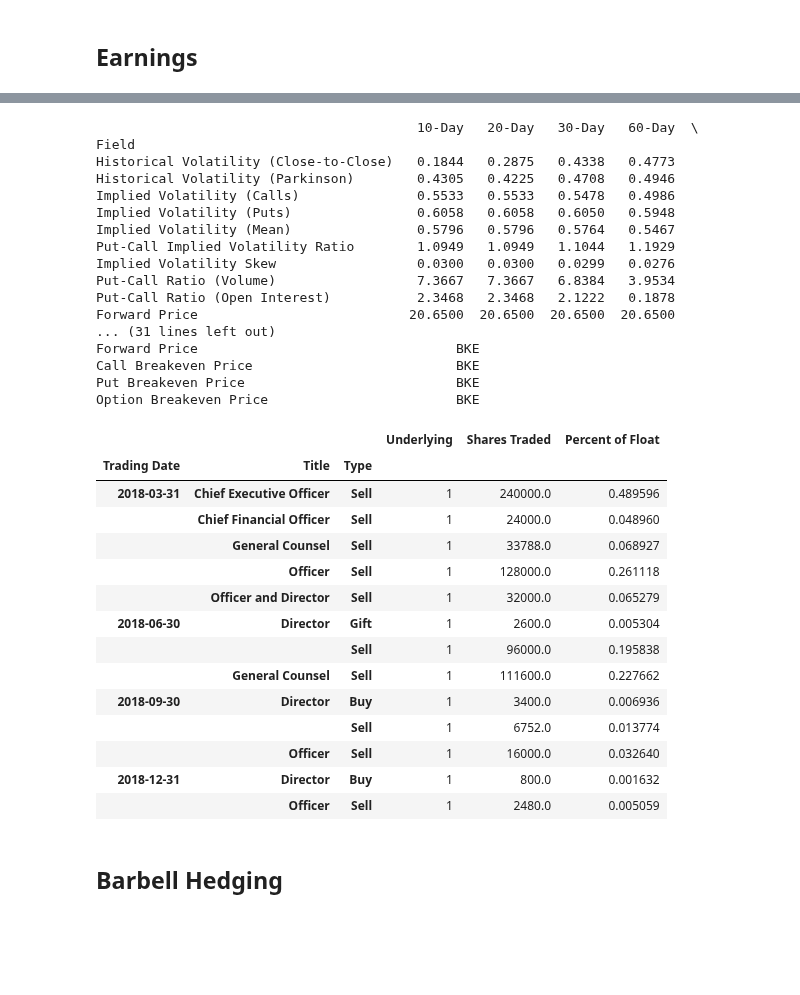
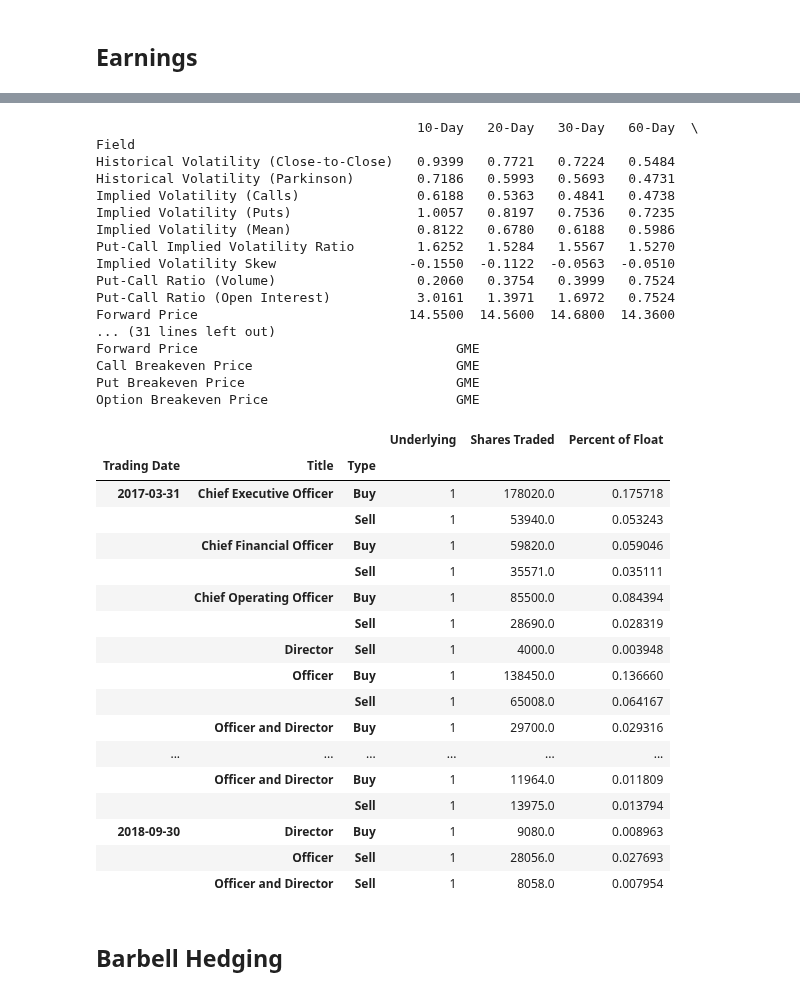
Before and after one commit to auto-d1dact/Trading, a Jupyter notebook: Notebooks/Daily Trading.ipynb, the cells around one changed output, grey strips where cells are left out. Drawn from its saved outputs; the diff is of its cells as text; code cells hidden in the pictures; blank space fills up the shorter version.

```diff
--- a/Notebooks/Daily Trading.ipynb
+++ b/Notebooks/Daily Trading.ipynb
@@ -179,7 +179,7 @@ curr_earnings['EarningsDate'] = date_lookup
 # %%
 month = 11
 year = 2018
-days_list = list(range(26, 31))
+days_list = list(range(27, 31))
 
 week_earnings = []
 
@@ -234,2 +233,0 @@ curr_earnings
-# %%
-focus_names = ['GME','BZUN','ETSY','MYOK','RETA','KEM','GDS']
@@ -524,53 +561,56 @@ writer.save()
 # %%
 # BKE CRM RAVN
 # %%
-selected_name = 'BKE'
+selected_name = 'GME'
 
 aq = alphaquery(selected_name)
 print(aq.vol_df)
 
 
 select_trades = insider_trades[insider_trades.Underlying == selected_name].groupby(['Trading Date','Title',
                                                                                     'Type']).agg({'Underlying':'count',
                                                                                                   'Shares Traded': 'sum'}).reset_index()
 select_trades['Percent of Float'] = 100*select_trades['Shares Traded']/curr_shares_out.loc[selected_name,'Shares Outstanding(Mil.)']
 select_trades.groupby(['Trading Date','Title',
                        'Type']).agg({'Underlying':'count',
                                      'Shares Traded': 'sum',
                                      'Percent of Float': 'sum'})
 # %% [output]
                                          10-Day   20-Day   30-Day   60-Day  \
 Field
-Historical Volatility (Close-to-Close)   0.1844   0.2875   0.4338   0.4773
-Historical Volatility (Parkinson)        0.4305   0.4225   0.4708   0.4946
-Implied Volatility (Calls)               0.5533   0.5533   0.5478   0.4986
-Implied Volatility (Puts)                0.6058   0.6058   0.6050   0.5948
-Implied Volatility (Mean)                0.5796   0.5796   0.5764   0.5467
-Put-Call Implied Volatility Ratio        1.0949   1.0949   1.1044   1.1929
-Implied Volatility Skew                  0.0300   0.0300   0.0299   0.0276
-Put-Call Ratio (Volume)                  7.3667   7.3667   6.8384   3.9534
-Put-Call Ratio (Open Interest)           2.3468   2.3468   2.1222   0.1878
-Forward Price                           20.6500  20.6500  20.6500  20.6500
+Historical Volatility (Close-to-Close)   0.9399   0.7721   0.7224   0.5484
+Historical Volatility (Parkinson)        0.7186   0.5993   0.5693   0.4731
+Implied Volatility (Calls)               0.6188   0.5363   0.4841   0.4738
+Implied Volatility (Puts)                1.0057   0.8197   0.7536   0.7235
+Implied Volatility (Mean)                0.8122   0.6780   0.6188   0.5986
+Put-Call Implied Volatility Ratio        1.6252   1.5284   1.5567   1.5270
+Implied Volatility Skew                 -0.1550  -0.1122  -0.0563  -0.0510
+Put-Call Ratio (Volume)                  0.2060   0.3754   0.3999   0.7524
+Put-Call Ratio (Open Interest)           3.0161   1.3971   1.6972   0.7524
+Forward Price                           14.5500  14.5600  14.6800  14.3600
 ... (31 lines left out)
-Forward Price                                 BKE
-Call Breakeven Price                          BKE
-Put Breakeven Price                           BKE
-Option Breakeven Price                        BKE
+Forward Price                                 GME
+Call Breakeven Price                          GME
+Put Breakeven Price                           GME
+Option Breakeven Price                        GME
 |  |  |  | Underlying | Shares Traded | Percent of Float |
 | Trading Date | Title | Type |  |  |  |
-| 2018-03-31 | Chief Executive Officer | Sell | 1 | 240000.0 | 0.489596 |
-|  | Chief Financial Officer | Sell | 1 | 24000.0 | 0.048960 |
-|  | General Counsel | Sell | 1 | 33788.0 | 0.068927 |
-|  | Officer | Sell | 1 | 128000.0 | 0.261118 |
-|  | Officer and Director | Sell | 1 | 32000.0 | 0.065279 |
-| 2018-06-30 | Director | Gift | 1 | 2600.0 | 0.005304 |
-|  |  | Sell | 1 | 96000.0 | 0.195838 |
-|  | General Counsel | Sell | 1 | 111600.0 | 0.227662 |
-| 2018-09-30 | Director | Buy | 1 | 3400.0 | 0.006936 |
-|  |  | Sell | 1 | 6752.0 | 0.013774 |
-|  | Officer | Sell | 1 | 16000.0 | 0.032640 |
-| 2018-12-31 | Director | Buy | 1 | 800.0 | 0.001632 |
-|  | Officer | Sell | 1 | 2480.0 | 0.005059 |
+| 2017-03-31 | Chief Executive Officer | Buy | 1 | 178020.0 | 0.175718 |
+|  |  | Sell | 1 | 53940.0 | 0.053243 |
+|  | Chief Financial Officer | Buy | 1 | 59820.0 | 0.059046 |
+|  |  | Sell | 1 | 35571.0 | 0.035111 |
+|  | Chief Operating Officer | Buy | 1 | 85500.0 | 0.084394 |
+|  |  | Sell | 1 | 28690.0 | 0.028319 |
+|  | Director | Sell | 1 | 4000.0 | 0.003948 |
+|  | Officer | Buy | 1 | 138450.0 | 0.136660 |
+|  |  | Sell | 1 | 65008.0 | 0.064167 |
+|  | Officer and Director | Buy | 1 | 29700.0 | 0.029316 |
+| ... | ... | ... | ... | ... | ... |
+|  | Officer and Director | Buy | 1 | 11964.0 | 0.011809 |
+|  |  | Sell | 1 | 13975.0 | 0.013794 |
+| 2018-09-30 | Director | Buy | 1 | 9080.0 | 0.008963 |
+|  | Officer | Sell | 1 | 28056.0 | 0.027693 |
+|  | Officer and Director | Sell | 1 | 8058.0 | 0.007954 |
 # %%
 # Saving Selected Names for Reference
 
```
Also changed, not shown: parts of 7 cells of this notebook, 1 other file.
